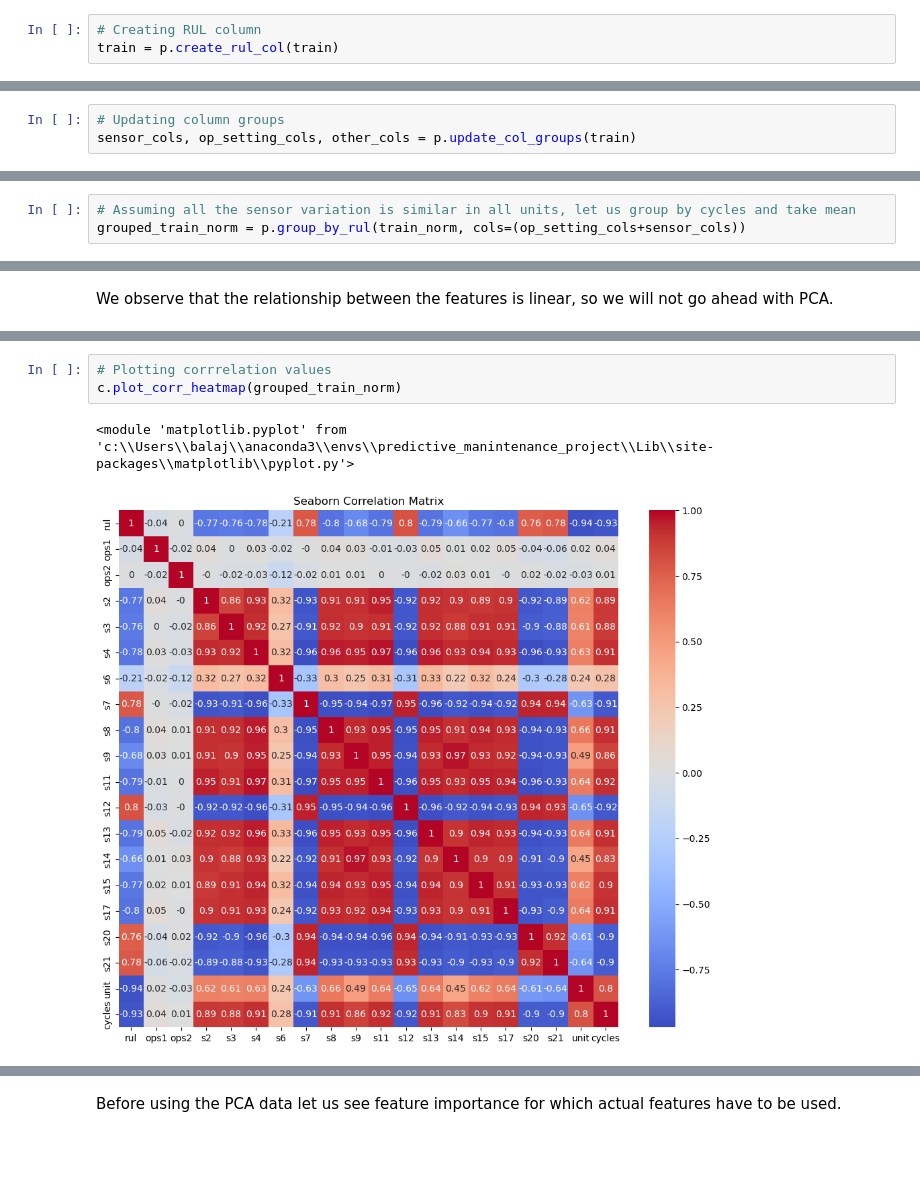
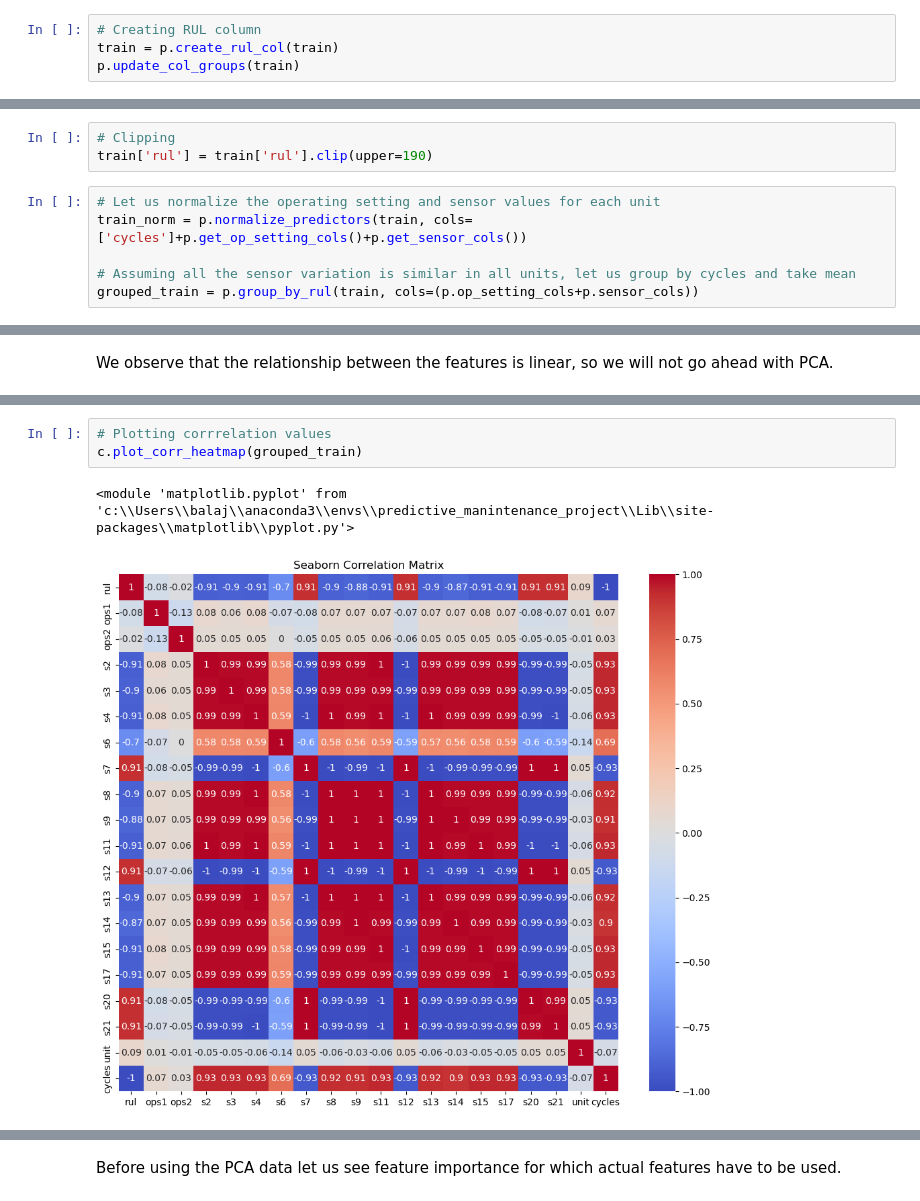
Before and after one commit to Parithimaal/Predictive_Maintenance-NASA_Turbofan_Jet_Engine, a Jupyter notebook: FD001 Analysis/FD001_analysis.ipynb, the cells around one changed output, grey strips where cells are left out. Drawn from its saved outputs; the diff is of its cells as text; blank space fills up the shorter version.

Commit message:
Edited PCA error and performed log transform and clipping

```diff
--- a/FD001 Analysis/FD001_analysis.ipynb
+++ b/FD001 Analysis/FD001_analysis.ipynb
@@ -94,3 +85,4 @@ train = p.drop_no_info_cols(train)
 # %%
 # Creating RUL column
 train = p.create_rul_col(train)
+p.update_col_groups(train)
@@ -97,5 +103,2 @@ train = p.create_rul_col(train)
-# %%
-# Updating column groups
-sensor_cols, op_setting_cols, other_cols = p.update_col_groups(train)
 # %%
 c.plot_max_cycles_dist(train)
@@ -109,3 +117,9 @@ if training == True:
+# %%
+# Clipping
+train['rul'] = train['rul'].clip(upper=190)
 # %%
+# Let us normalize the operating setting and sensor values for each unit
+train_norm = p.normalize_predictors(train, cols=['cycles']+p.get_op_setting_cols()+p.get_sensor_cols())
+
 # Assuming all the sensor variation is similar in all units, let us group by cycles and take mean
-grouped_train_norm = p.group_by_rul(train_norm, cols=(op_setting_cols+sensor_cols))
+grouped_train = p.group_by_rul(train, cols=(p.op_setting_cols+p.sensor_cols))
@@ -140,7 +171,7 @@ grouped_train_by_unit.std()
 100 rows × 19 columns
 # %%
 # Plotting corrrelation values
-c.plot_corr_heatmap(grouped_train_norm)
+c.plot_corr_heatmap(grouped_train)
 # %% [output]
 <module 'matplotlib.pyplot' from 'c:\\Users\\balaj\\anaconda3\\envs\\predictive_manintenance_project\\Lib\\site-packages\\matplotlib\\pyplot.py'>
-[figure, old version]
+[figure, new version]
```
Also changed, not shown: parts of 49 cells of this notebook, 14 other files.
